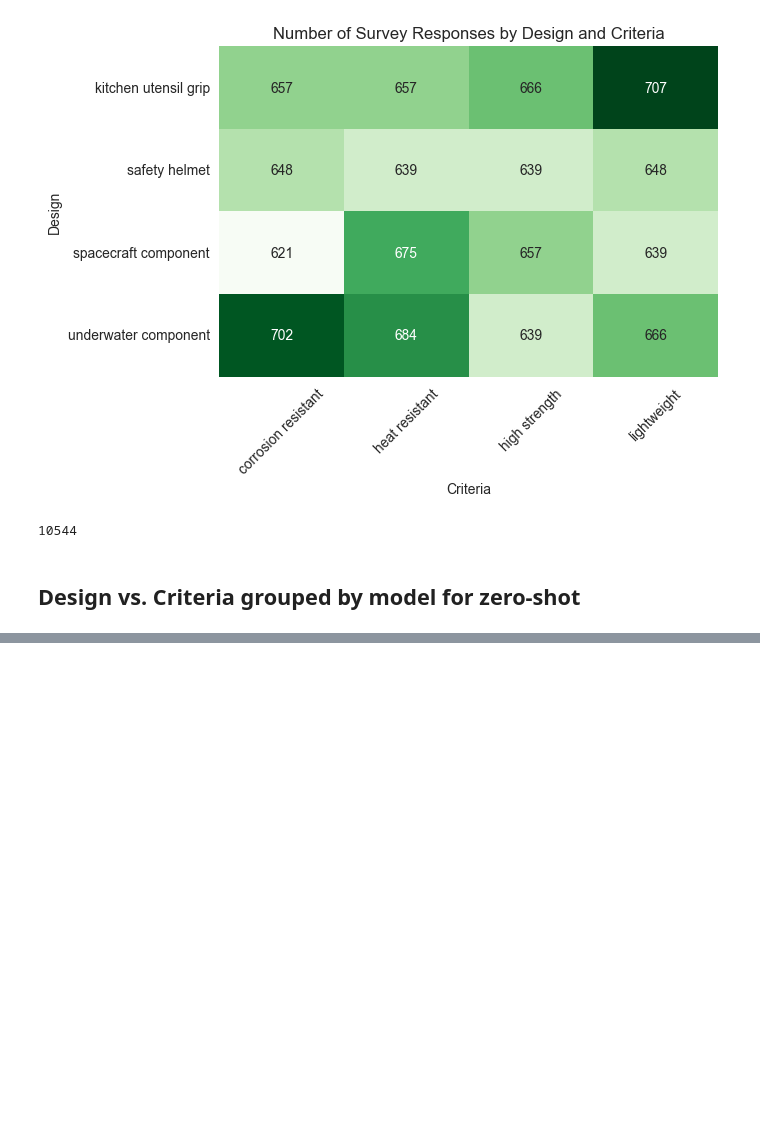
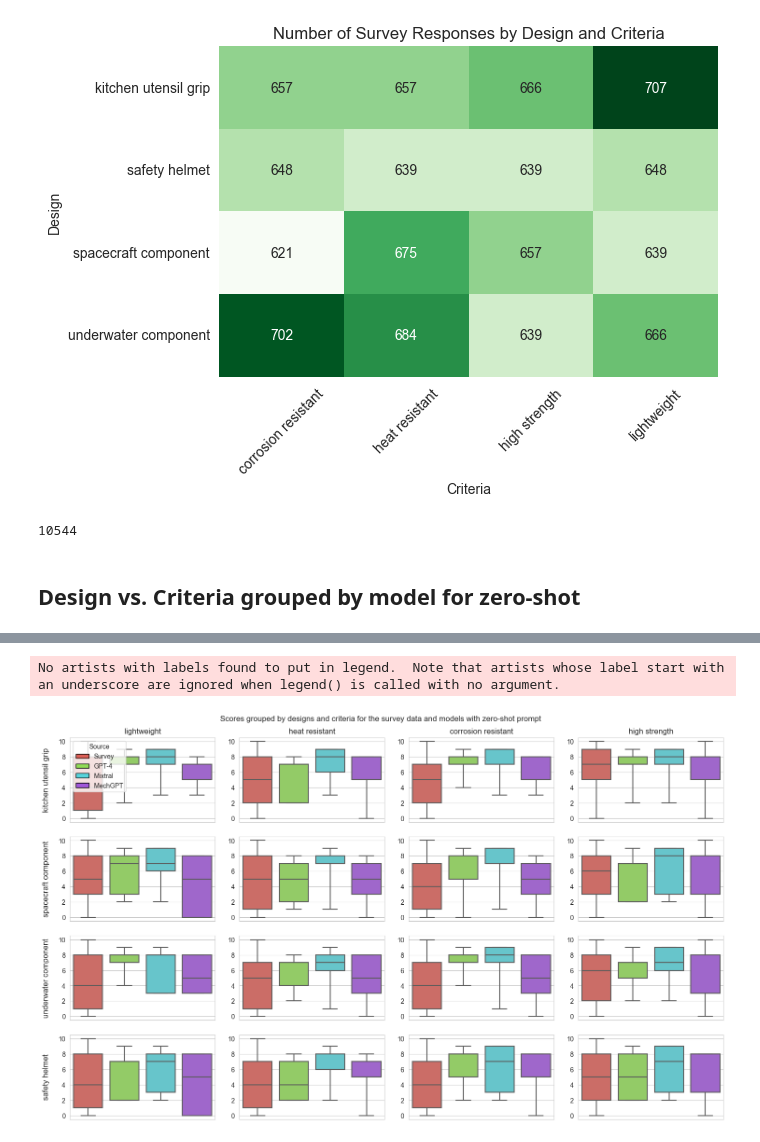
Before and after one commit to grndnl/llm_material_selection_jcise, a Jupyter notebook: evaluation/aggregate_results.ipynb, the cells around one changed output, grey strips where cells are left out. Drawn from its saved outputs; the diff is of its cells as text; code cells hidden in the pictures; blank space fills up the shorter version.

Commit message:
updated results

```diff
--- a/evaluation/aggregate_results.ipynb
+++ b/evaluation/aggregate_results.ipynb
@@ -257,0 +262,51 @@ plt.savefig('figures/mean_distances_per_design_criteria_grouped_by_model.pdf')
+# %%
+fig, axs = plt.subplots(4, 4, figsize=(15, 9), constrained_layout=True)
+axs = axs.flatten()  # Flatten for easy indexing
+
+unique_design_criteria = data[['design', 'criteria']].drop_duplicates()
+
+# Iterate over each unique combination of design and criteria to plot them
+for i, (design, criteria) in enumerate(unique_design_criteria.itertuples(index=False)):
+    # Filter data for the current design and criteria
+    df_filtered = combined_df[(combined_df['design'] == design) & (combined_df['criteria'] == criteria)]
+
+    # Plot boxplot of scores grouped by 'source'
+    sns.boxplot(ax=axs[i], x='Dataset', y='response', data=df_filtered,
+            palette='hls',
+            showfliers=False,
+            whis=(0, 100))
+    if i < 4:
+        axs[i].set_title(f'{criteria}')
+    axs[i].set_xlabel('')
+    axs[i].set_ylabel('')
+    axs[i].set_xticklabels([])
+
+# add a legend
+axs[0].legend(title='Source', loc='upper left')
+palette = sns.color_palette("hls", 4)  # Skipping the first color
+
+custom_handles = [Patch(facecolor=palette[0], edgecolor='black', label='Survey'),
+                  Patch(facecolor=palette[1], edgecolor='black', label='GPT-4'),
+                  Patch(facecolor=palette[2], edgecolor='black', label='Mixtral'),
+                  Patch(facecolor=palette[3], edgecolor='black', label='MechGPT')
+                  ]
+axs[0].legend(handles=custom_handles, labels=['Survey', 'GPT-4', 'Mixtral', 'MechGPT'], title='Source', loc='upper left')
+
+# add a title
+plt.suptitle("Scores grouped by designs and criteria for the survey data and models with zero-shot prompt") #, y=1.03) #fontsize=16,
+
+# Set the super titles for rows and columns
+unique_designs = data['design'].unique()
+for ax, design in zip([axs[0], axs[4], axs[8], axs[12]], unique_designs):
+    ax.annotate(design, xy=(0, 0.5), xytext=(-ax.yaxis.labelpad - 5, 0),
+                xycoords=ax.yaxis.label, textcoords='offset points',
+                size='large', ha='right', va='center', rotation=90)
+plt.tight_layout()
+
+# save
+plt.savefig('figures/results_per_design_criteria_grouped_by_model.pdf')
+
+plt.show()
+# %% [output]
+No artists with labels found to put in legend.  Note that artists whose label start with an underscore are ignored when legend() is called with no argument.
+[figure, added]
```
Also changed, not shown: parts of 4 cells of this notebook, 6 other files.
